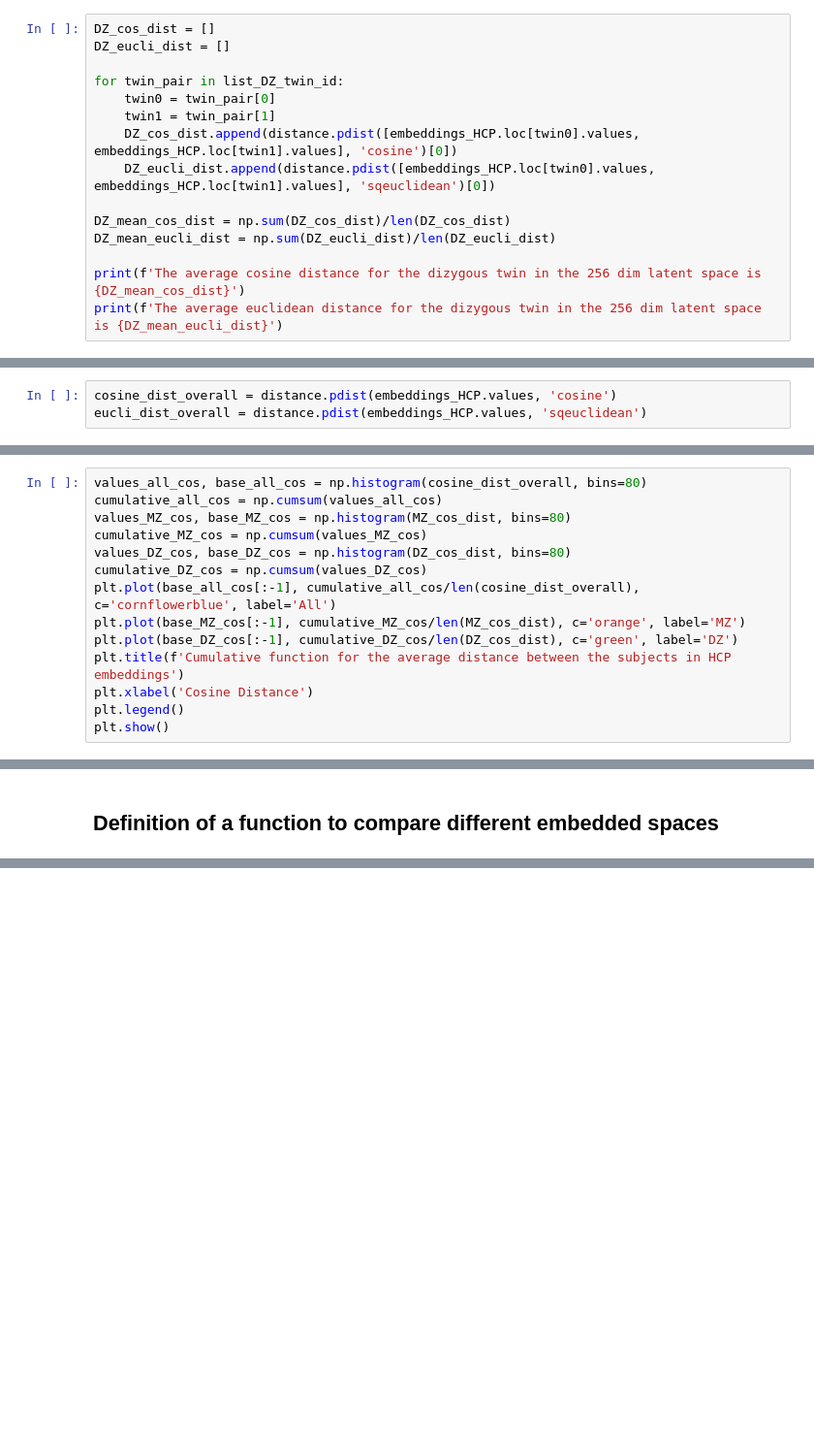
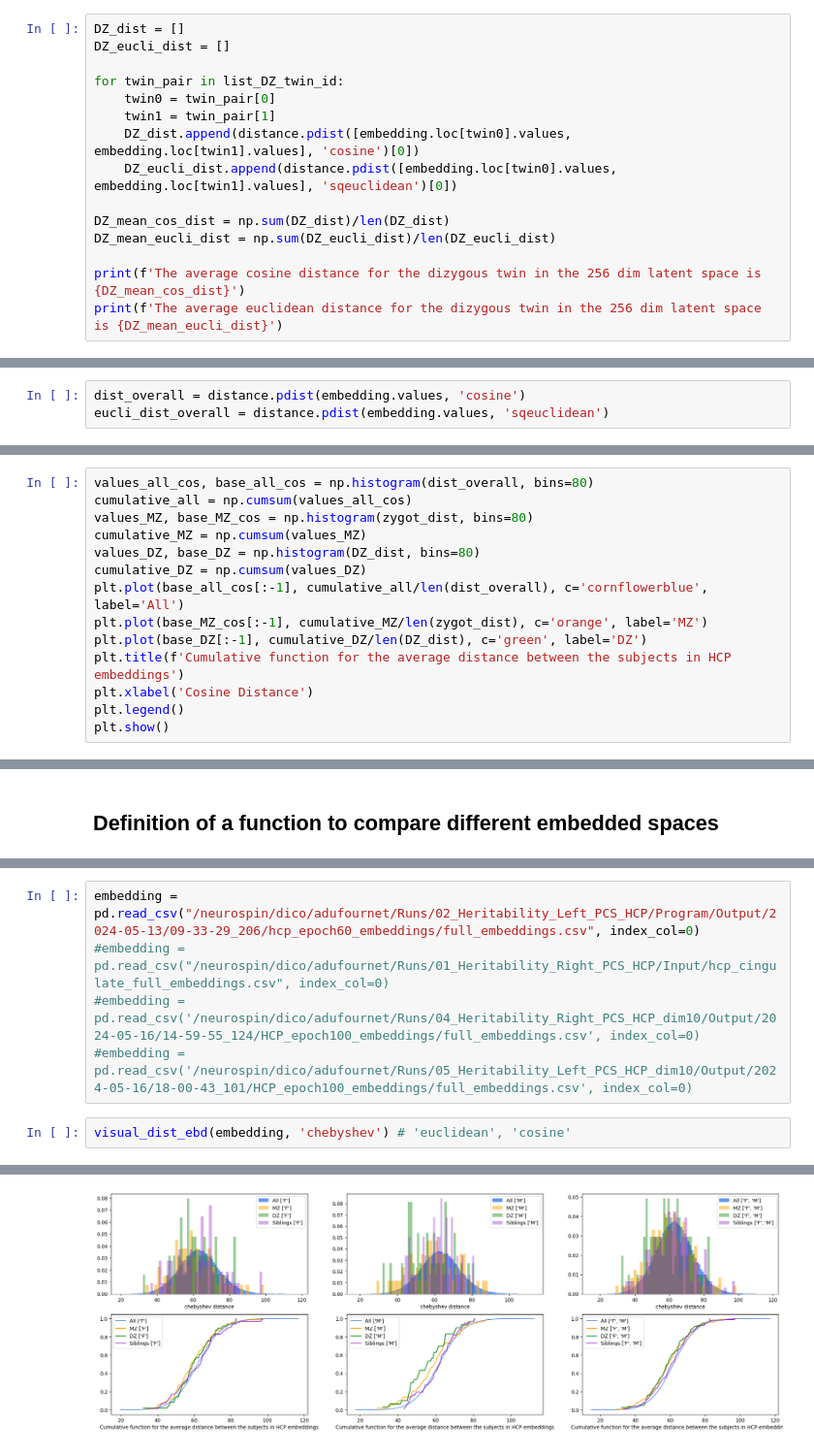
Before and after one commit to neurospin/champollion_V1, a Jupyter notebook: contrastive/notebooks/antoine/HCP_MZ_dist_corr_left_PCS.ipynb, the cells around one changed output, grey strips where cells are left out. Shown: that part at 97% size. Drawn from its saved outputs; the diff is of its cells as text; blank space fills up the shorter version.

Commit message:
Splendid visualisation tool

```diff
--- a/contrastive/notebooks/antoine/HCP_MZ_dist_corr_left_PCS.ipynb
+++ b/contrastive/notebooks/antoine/HCP_MZ_dist_corr_left_PCS.ipynb
@@ -172,16 +195,16 @@ The average euclidean distance for the monozygous twin in the 256 dim latent spa
 # %% [markdown]
 Then, the dizygous twins.
 # %%
-DZ_cos_dist = []
+DZ_dist = []
 DZ_eucli_dist = []
 
 for twin_pair in list_DZ_twin_id:
     twin0 = twin_pair[0]
     twin1 = twin_pair[1]
-    DZ_cos_dist.append(distance.pdist([embeddings_HCP.loc[twin0].values, embeddings_HCP.loc[twin1].values], 'cosine')[0])
-    DZ_eucli_dist.append(distance.pdist([embeddings_HCP.loc[twin0].values, embeddings_HCP.loc[twin1].values], 'sqeuclidean')[0])
+    DZ_dist.append(distance.pdist([embedding.loc[twin0].values, embedding.loc[twin1].values], 'cosine')[0])
+    DZ_eucli_dist.append(distance.pdist([embedding.loc[twin0].values, embedding.loc[twin1].values], 'sqeuclidean')[0])
 
-DZ_mean_cos_dist = np.sum(DZ_cos_dist)/len(DZ_cos_dist)
+DZ_mean_cos_dist = np.sum(DZ_dist)/len(DZ_dist)
 DZ_mean_eucli_dist = np.sum(DZ_eucli_dist)/len(DZ_eucli_dist)
 
 print(f'The average cosine distance for the dizygous twin in the 256 dim latent space is {DZ_mean_cos_dist}')
@@ -192,7 +215,7 @@ The average euclidean distance for the dizygous twin in the 256 dim latent space
 # %% [markdown]
 Then, we can get the average distance between all the representations.
 # %%
-cosine_dist_overall = distance.pdist(embeddings_HCP.values, 'cosine')
-eucli_dist_overall = distance.pdist(embeddings_HCP.values, 'sqeuclidean')
+dist_overall = distance.pdist(embedding.values, 'cosine')
+eucli_dist_overall = distance.pdist(embedding.values, 'sqeuclidean')
 # %%
 plt.figure(figsize=(18,8))
@@ -205,15 +228,15 @@ plt.show()
 # %% [output]
 [figure]
 # %%
-values_all_cos, base_all_cos = np.histogram(cosine_dist_overall, bins=80)
-cumulative_all_cos = np.cumsum(values_all_cos)
-values_MZ_cos, base_MZ_cos = np.histogram(MZ_cos_dist, bins=80)
-cumulative_MZ_cos = np.cumsum(values_MZ_cos)
-values_DZ_cos, base_DZ_cos = np.histogram(DZ_cos_dist, bins=80)
-cumulative_DZ_cos = np.cumsum(values_DZ_cos)
-plt.plot(base_all_cos[:-1], cumulative_all_cos/len(cosine_dist_overall), c='cornflowerblue', label='All')
-plt.plot(base_MZ_cos[:-1], cumulative_MZ_cos/len(MZ_cos_dist), c='orange', label='MZ')
-plt.plot(base_DZ_cos[:-1], cumulative_DZ_cos/len(DZ_cos_dist), c='green', label='DZ')
+values_all_cos, base_all_cos = np.histogram(dist_overall, bins=80)
+cumulative_all = np.cumsum(values_all_cos)
+values_MZ, base_MZ_cos = np.histogram(zygot_dist, bins=80)
+cumulative_MZ = np.cumsum(values_MZ)
+values_DZ, base_DZ = np.histogram(DZ_dist, bins=80)
+cumulative_DZ = np.cumsum(values_DZ)
+plt.plot(base_all_cos[:-1], cumulative_all/len(dist_overall), c='cornflowerblue', label='All')
+plt.plot(base_MZ_cos[:-1], cumulative_MZ/len(zygot_dist), c='orange', label='MZ')
+plt.plot(base_DZ[:-1], cumulative_DZ/len(DZ_dist), c='green', label='DZ')
 plt.title(f'Cumulative function for the average distance between the subjects in HCP embeddings')
 plt.xlabel('Cosine Distance')
 plt.legend()
@@ -252,0 +380,8 @@ And compute the relative difference between the average distance and the specifi
+# %%
+embedding = pd.read_csv("/neurospin/dico/adufournet/Runs/02_Heritability_Left_PCS_HCP/Program/Output/2024-05-13/09-33-29_206/hcp_epoch60_embeddings/full_embeddings.csv", index_col=0)
+#embedding = pd.read_csv("/neurospin/dico/adufournet/Runs/01_Heritability_Right_PCS_HCP/Input/hcp_cingulate_full_embeddings.csv", index_col=0)
+#embedding = pd.read_csv('/neurospin/dico/adufournet/Runs/04_Heritability_Right_PCS_HCP_dim10/Output/2024-05-16/14-59-55_124/HCP_epoch100_embeddings/full_embeddings.csv', index_col=0)
+#embedding = pd.read_csv('/neurospin/dico/adufournet/Runs/05_Heritability_Left_PCS_HCP_dim10/Output/2024-05-16/18-00-43_101/HCP_epoch100_embeddings/full_embeddings.csv', index_col=0)
+# %%
+visual_dist_ebd(embedding, 'chebyshev') # 'euclidean', 'cosine'
+# %% [output]
@@ -252,0 +403 @@ And compute the relative difference between the average distance and the specifi
+[figure, added]
```
Also changed, not shown: parts of 22 cells of this notebook.
